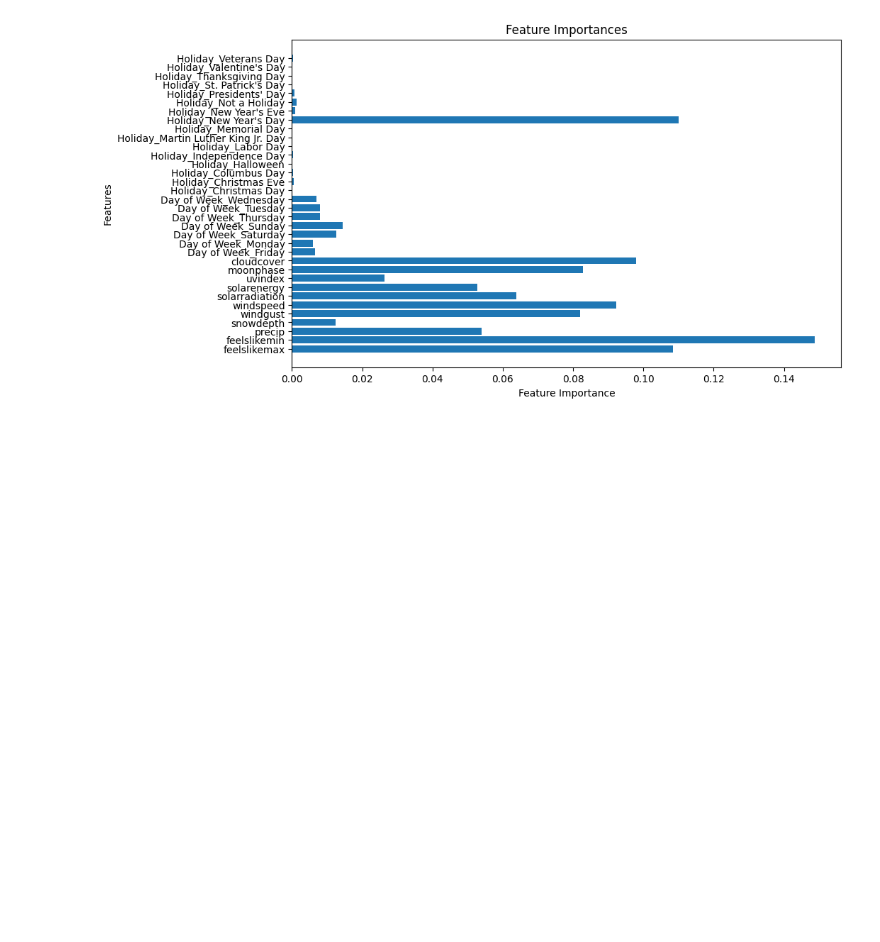
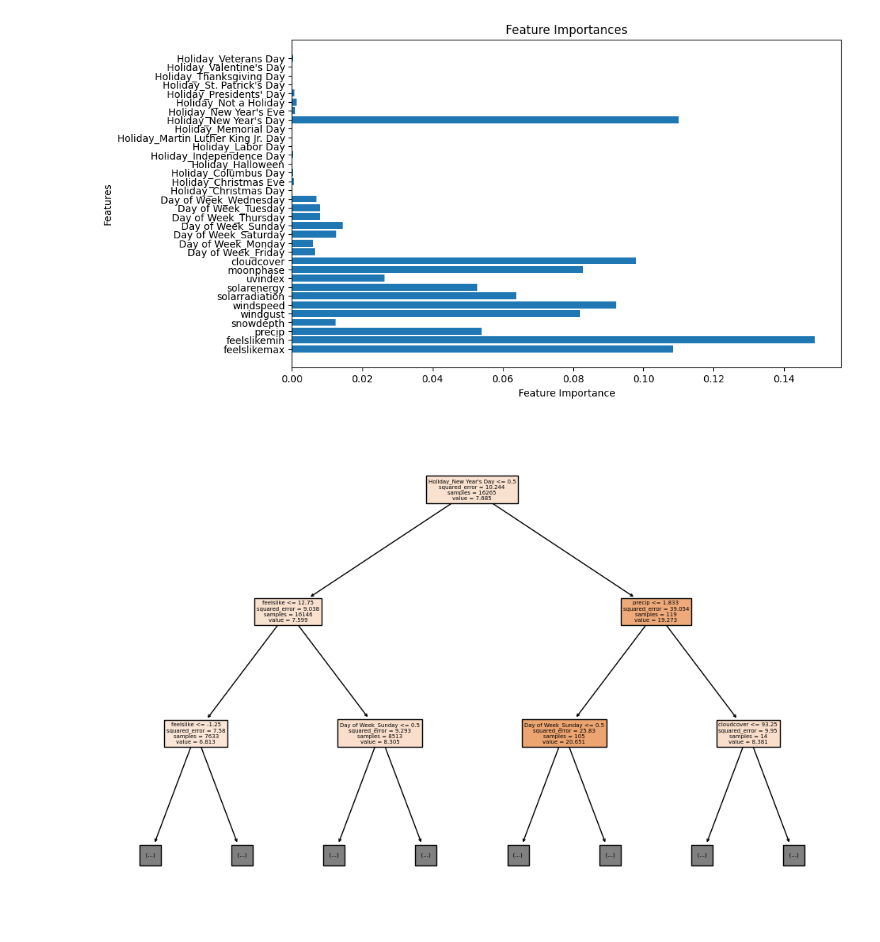
Before and after one commit to joshc2/CrimeCompetition, a Jupyter notebook: scratch.ipynb, the cells around one changed output. Drawn from its saved outputs; the diff is of its cells as text; code cells hidden in the pictures; blank space fills up the shorter version.

```diff
--- a/scratch.ipynb
+++ b/scratch.ipynb
@@ -256,0 +248,16 @@ tree.plot_tree(clf,
+# %%
+from sklearn import tree
+import matplotlib.pyplot as plt
+
+# Get one of the trees from the forest (e.g., the first tree)
+tree_in_forest = rf.estimators_[0]
+
+# Plot the tree with a limited depth
+plt.figure(figsize=(12, 8))
+tree.plot_tree(tree_in_forest,
+               feature_names=X.columns,
+               filled=True,
+               max_depth=2)  # Set the maximum depth you want to visualize
+plt.show()
+# %% [output]
+[figure, added]
```
Also changed, not shown: parts of 1 cell of this notebook, 1 other file.
